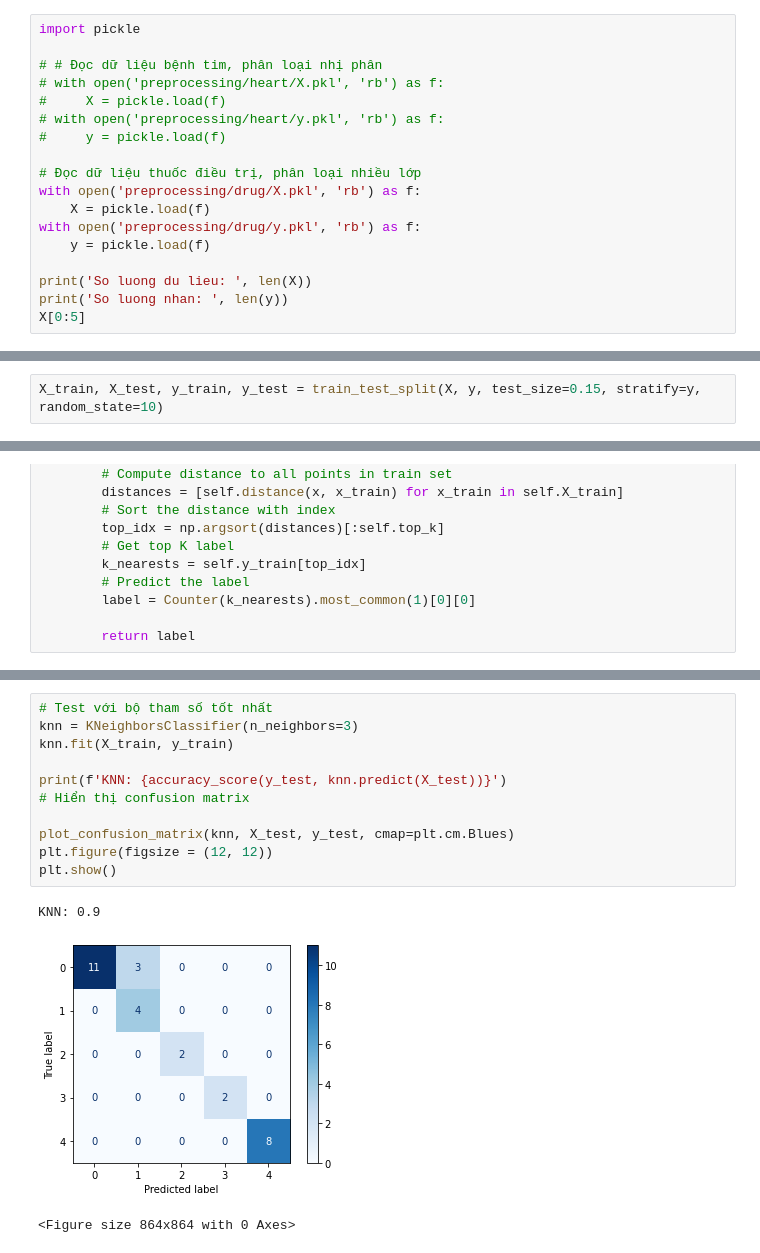
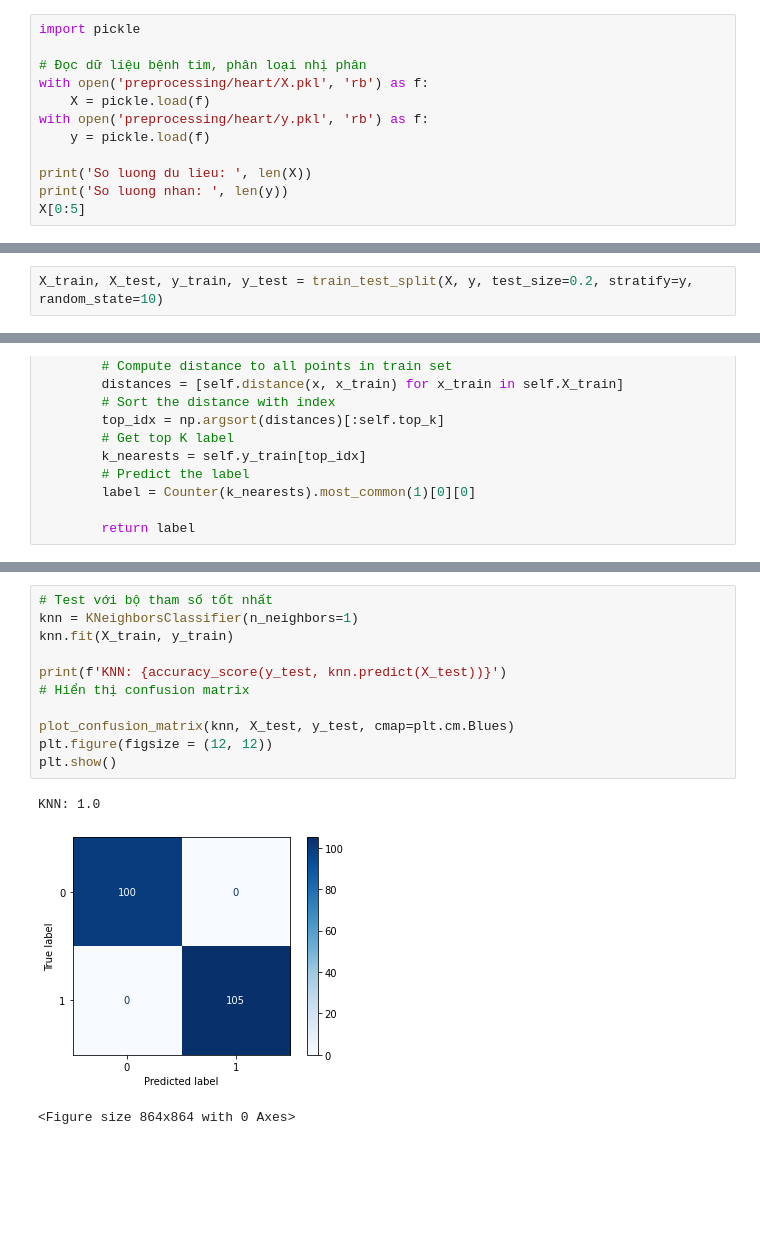
Before and after one commit to ddotu2612/BTL_MachineLearning, a Jupyter notebook: KNN_TuCode.ipynb, the cells around one changed output, grey strips where cells are left out. Drawn from its saved outputs; the diff is of its cells as text; blank space fills up the shorter version.

Commit message:
KNN in new dataset heart disease

```diff
--- a/KNN_TuCode.ipynb
+++ b/KNN_TuCode.ipynb
@@ -14,16 +14,10 @@ from collections import Counter
 # %%
 import pickle
 
-# # Đọc dữ liệu bệnh tim, phân loại nhị phân
-# with open('preprocessing/heart/X.pkl', 'rb') as f:
-#     X = pickle.load(f)
-# with open('preprocessing/heart/y.pkl', 'rb') as f:
-#     y = pickle.load(f)
-
-# Đọc dữ liệu thuốc điều trị, phân loại nhiều lớp
-with open('preprocessing/drug/X.pkl', 'rb') as f:
+# Đọc dữ liệu bệnh tim, phân loại nhị phân
+with open('preprocessing/heart/X.pkl', 'rb') as f:
     X = pickle.load(f)
-with open('preprocessing/drug/y.pkl', 'rb') as f:
+with open('preprocessing/heart/y.pkl', 'rb') as f:
     y = pickle.load(f)
 
 print('So luong du lieu: ', len(X))
@@ -40,5 +36,5 @@ array([[0.13559322, 0.        , 0.        , 0.        , 0.59684783],
 # %%
-X_train, X_test, y_train, y_test = train_test_split(X, y, test_size=0.15, stratify=y, random_state=10)
+X_train, X_test, y_train, y_test = train_test_split(X, y, test_size=0.2, stratify=y, random_state=10)
 # %%
 X_train
 # %% [output]
@@ -188,17 +176,17 @@ Maximum KNN Score is 90.00%
 # %%
 # Test với bộ tham số tốt nhất
-knn = KNeighborsClassifier(n_neighbors=3)
+knn = KNeighborsClassifier(n_neighbors=1)
 knn.fit(X_train, y_train)
 
 print(f'KNN: {accuracy_score(y_test, knn.predict(X_test))}')
 # Hiển thị confusion matrix
 
 plot_confusion_matrix(knn, X_test, y_test, cmap=plt.cm.Blues)
 plt.figure(figsize = (12, 12))
 plt.show()
 # %% [output]
-KNN: 0.9
+KNN: 1.0
-[figure, old version]
+[figure, new version]
 <Figure size 864x864 with 0 Axes>
 # %%
 # Generating classification report
```
Also changed, not shown: parts of 8 cells of this notebook, 9 other files.
